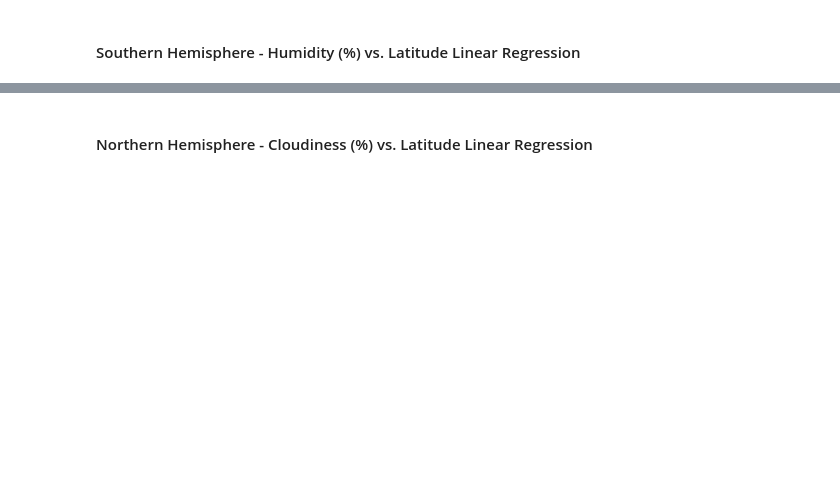
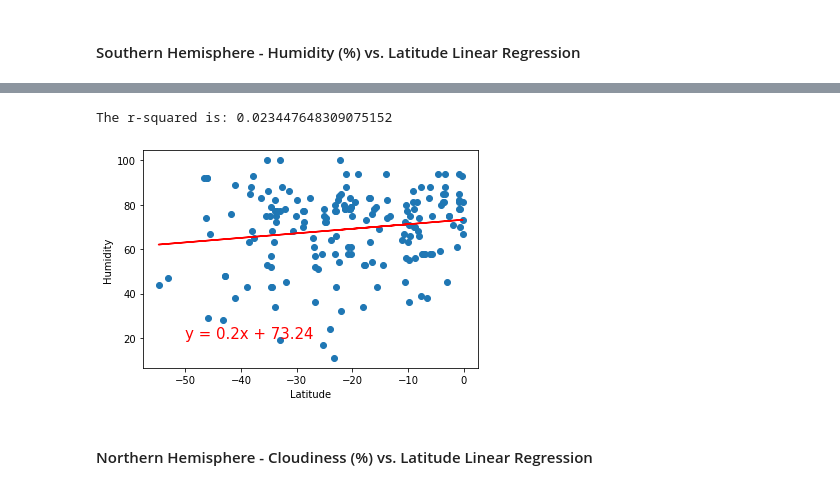
Before and after one commit to rjcline07/python-api-challenge, a Jupyter notebook: WeatherPy/Python_APIs_WeatherPy.ipynb, the cells around one changed output, grey strips where cells are left out. Saved outputs shown, nothing was run; the diff lists cells and outputs as text; code cells hidden in the pictures; blank space fills up the shorter version.

```diff
--- a/WeatherPy/Python_APIs_WeatherPy.ipynb
+++ b/WeatherPy/Python_APIs_WeatherPy.ipynb
@@ -332,0 +363,7 @@ The r-squared is: 0.0008996079328825663
+# %%
+x_values = south_hem_df["Lat"]
+y_values = south_hem_df["Humidity"]
+plot_linear_regression(x_values, y_values, 'Humidity', (-50, 20))
+# %% [output]
+The r-squared is: 0.023447648309075152
+[figure, added]
```
Also changed, not shown: parts of 26 cells of this notebook.
